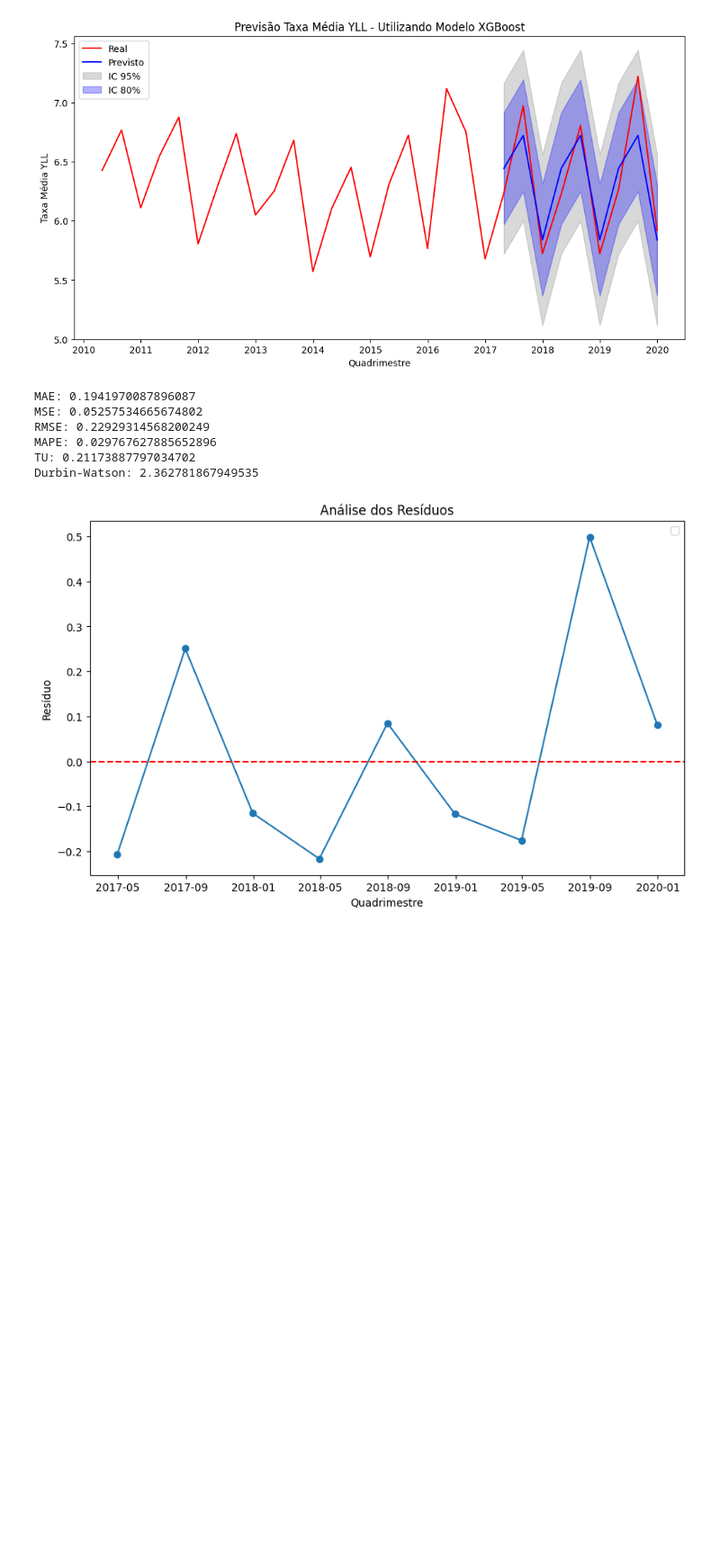
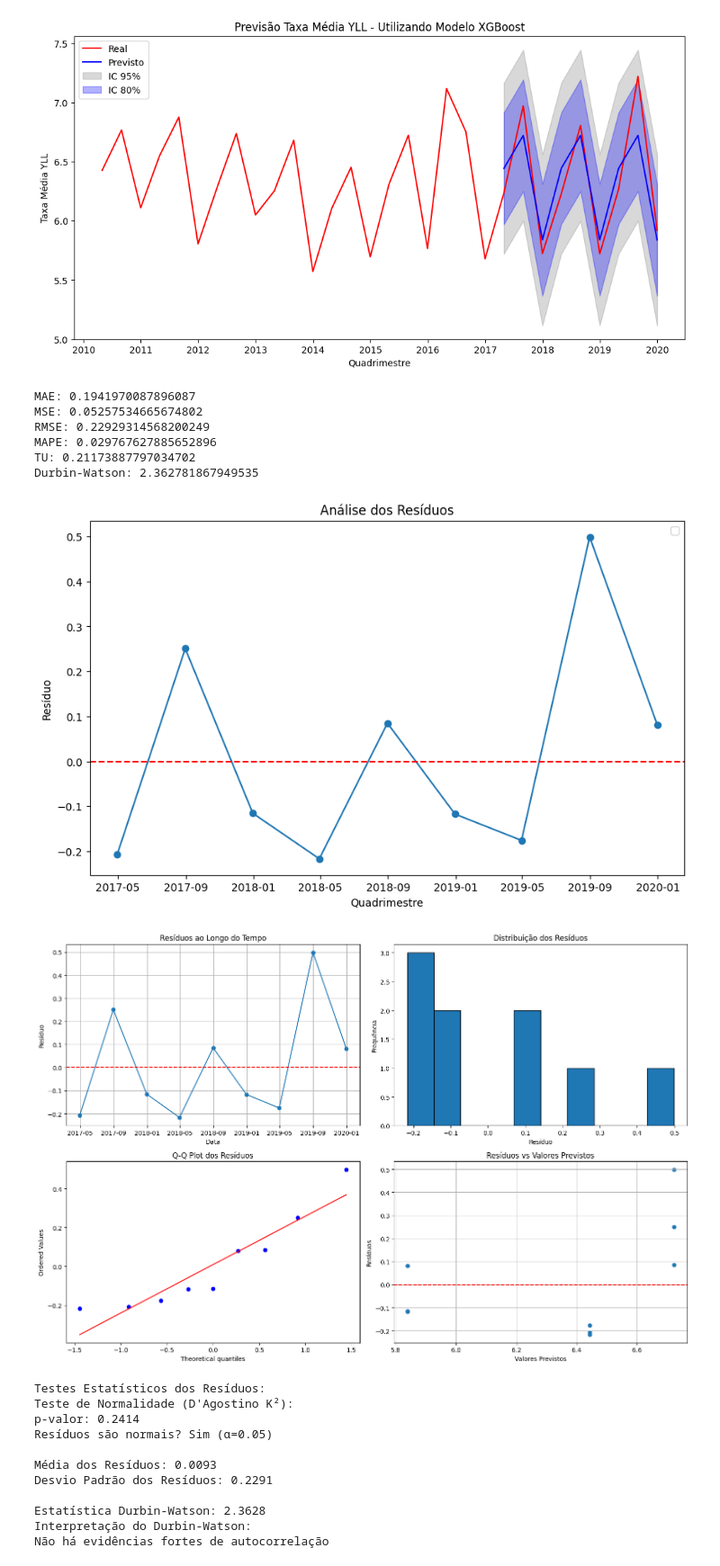
Before and after one commit to marcocesardasilva/machine_learning_time_series_yll, a Jupyter notebook: predicao/xgboost_model.ipynb, the cells around one changed output. Shown at 90% size. Cells and saved outputs as stored; diff of their text form; code cells hidden in the pictures; blank space fills up the shorter version.

```diff
--- a/predicao/xgboost.ipynb
+++ b/predicao/xgboost_model.ipynb
@@ -270,3 +238,79 @@ plt.legend()
 plt.show()
 # %% [output]
 [figure]
+# %%
+# Criar figura com subplots para análise completa dos resíduos
+fig = plt.figure(figsize=(15, 10))
+
+# 1. Gráfico de Resíduos vs Tempo
+plt.subplot(221)
+plt.plot(test['quadrimestre'], residuals, 'o-')
+plt.axhline(y=0, color='r', linestyle='--')
+plt.title('Resíduos ao Longo do Tempo')
+plt.ylabel('Resíduo')
+plt.xlabel('Data')
+plt.grid(True)
+
+# 2. Histograma dos Resíduos
+plt.subplot(222)
+plt.hist(residuals, bins=10, edgecolor='black')
+plt.title('Distribuição dos Resíduos')
+plt.xlabel('Resíduo')
+plt.ylabel('Frequência')
+
+# 3. Q-Q Plot para verificar normalidade
+plt.subplot(223)
+stats.probplot(residuals, dist="norm", plot=plt)
+plt.title('Q-Q Plot dos Resíduos')
+
+# 4. Resíduos vs Valores Previstos
+plt.subplot(224)
+plt.scatter(predictions, residuals)
+plt.axhline(y=0, color='r', linestyle='--')
+plt.title('Resíduos vs Valores Previstos')
+plt.xlabel('Valores Previstos')
+plt.ylabel('Resíduos')
+plt.grid(True)
+
+plt.tight_layout()
+plt.show()
+
+# Testes estatísticos
+print("\nTestes Estatísticos dos Resíduos:")
+
+# Teste de normalidade
+_, p_value_norm = stats.normaltest(residuals)
+print(f"Teste de Normalidade (D'Agostino K²):")
+print(f"p-valor: {p_value_norm:.4f}")
+print(f"Resíduos são normais? {'Sim' if p_value_norm > 0.05 else 'Não'} (α=0.05)")
+
+# Média dos resíduos
+mean_residuals = np.mean(residuals)
+print(f"\nMédia dos Resíduos: {mean_residuals:.4f}")
+
+# Desvio padrão dos resíduos
+std_residuals = np.std(residuals)
+print(f"Desvio Padrão dos Resíduos: {std_residuals:.4f}")
+
+# Teste de autocorrelação (Durbin-Watson já calculado anteriormente)
+print(f"\nEstatística Durbin-Watson: {dw:.4f}")
+print("Interpretação do Durbin-Watson:")
+if dw < 1.5:
+    print("Possível autocorrelação positiva")
+elif dw > 2.5:
+    print("Possível autocorrelação negativa")
+else:
+    print("Não há evidências fortes de autocorrelação")
+# %% [output]
+[figure, added]
+Testes Estatísticos dos Resíduos:
+Teste de Normalidade (D'Agostino K²):
+p-valor: 0.2414
+Resíduos são normais? Sim (α=0.05)
+
+Média dos Resíduos: 0.0093
+Desvio Padrão dos Resíduos: 0.2291
+
+Estatística Durbin-Watson: 2.3628
+Interpretação do Durbin-Watson:
+Não há evidências fortes de autocorrelação
```
Also changed, not shown: parts of 11 cells of this notebook, 11 other files.
